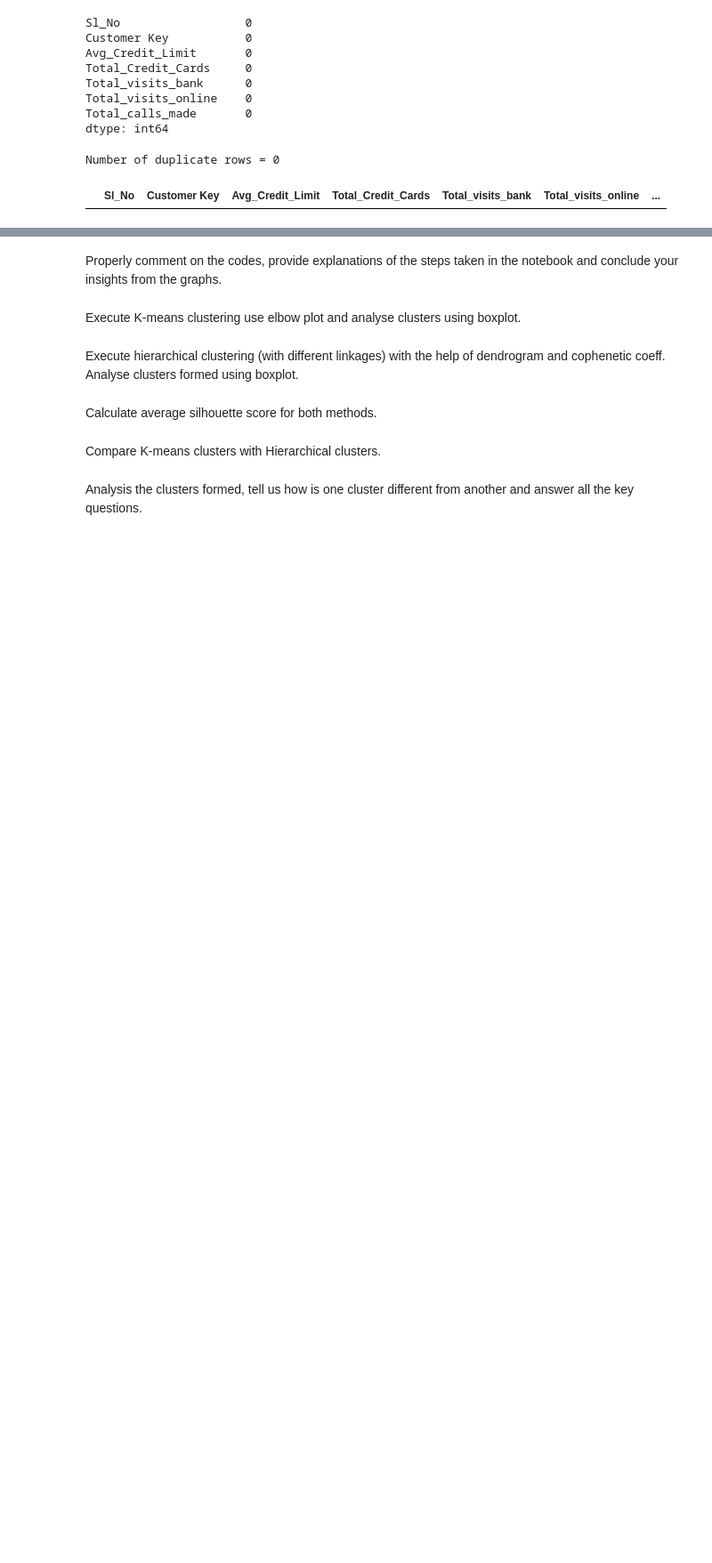
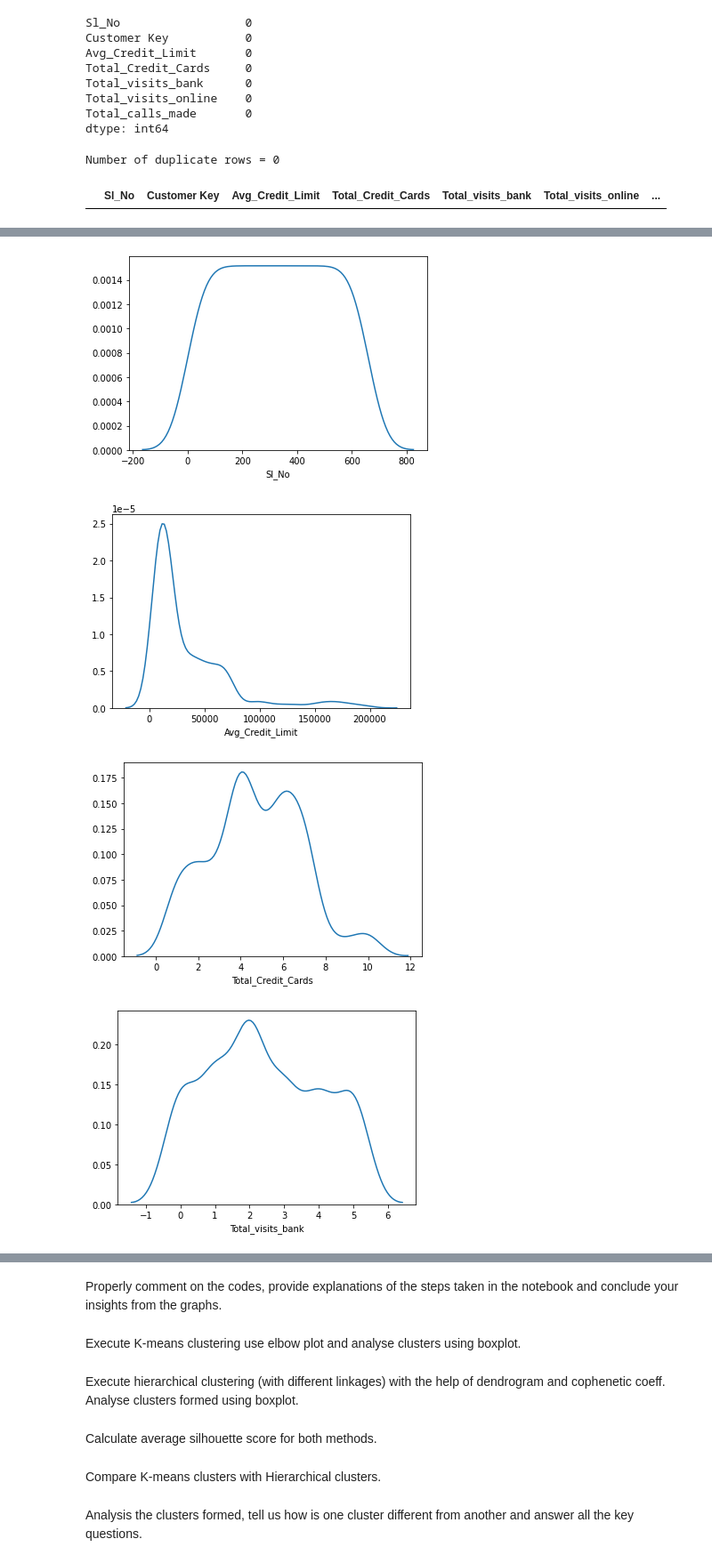
Before and after one commit to lauren-alexandra/credit-card-customer-segmentation, a Jupyter notebook: AllLife_Credit_Card_Customer_Segmentation.ipynb, the cells around one changed output, grey strips where cells are left out. Shown: that part at 89% size. Cells and saved outputs as stored; diff of their text form; code cells hidden in the pictures; blank space fills up the shorter version.

```diff
--- a/AllLife_Credit_Card_Customer_Segmentation.ipynb
+++ b/AllLife_Credit_Card_Customer_Segmentation.ipynb
@@ -120,0 +131,11 @@ Number of duplicate rows = 0
+# %%
+import seaborn as sns
+
+for i in df.columns[df.columns!='Customer Key']:
+    sns.distplot(df[i],hist=False,)
+    plt.show()
+# %% [output]
+[figure, added]
+[figure, added]
+[figure, added]
+[figure, added]
```
Also changed, not shown: parts of 8 cells of this notebook.
